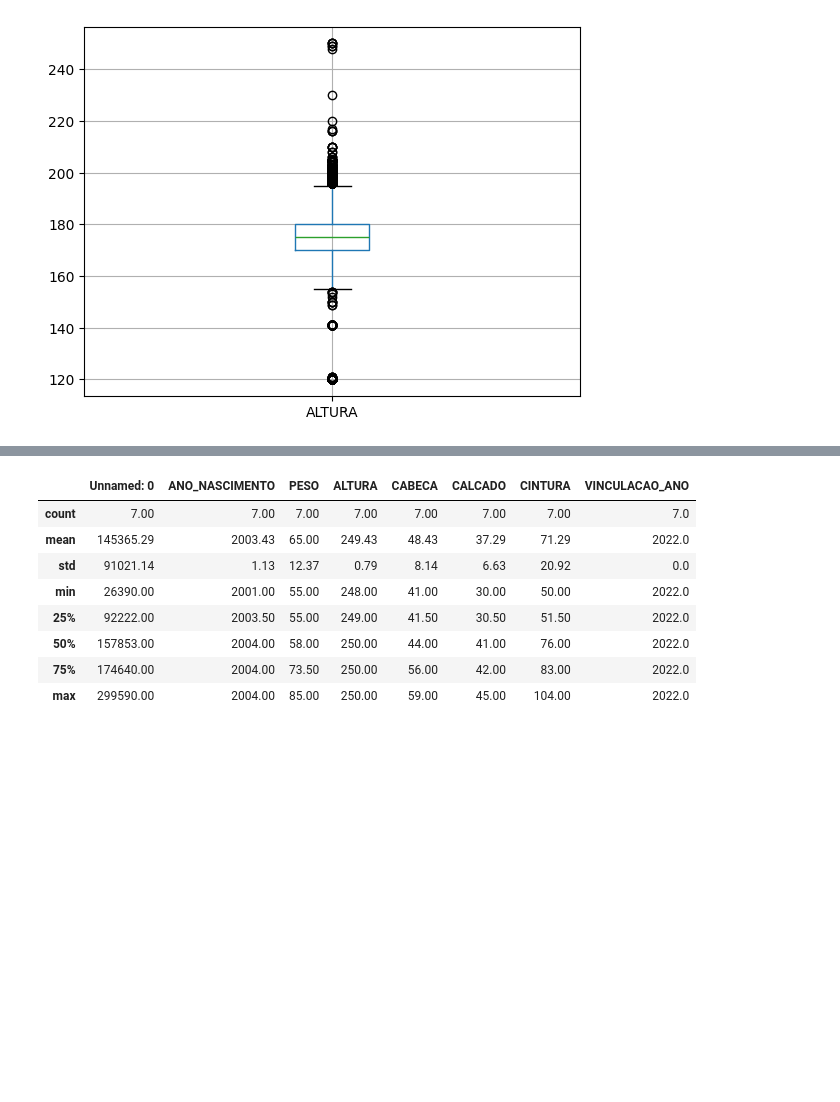
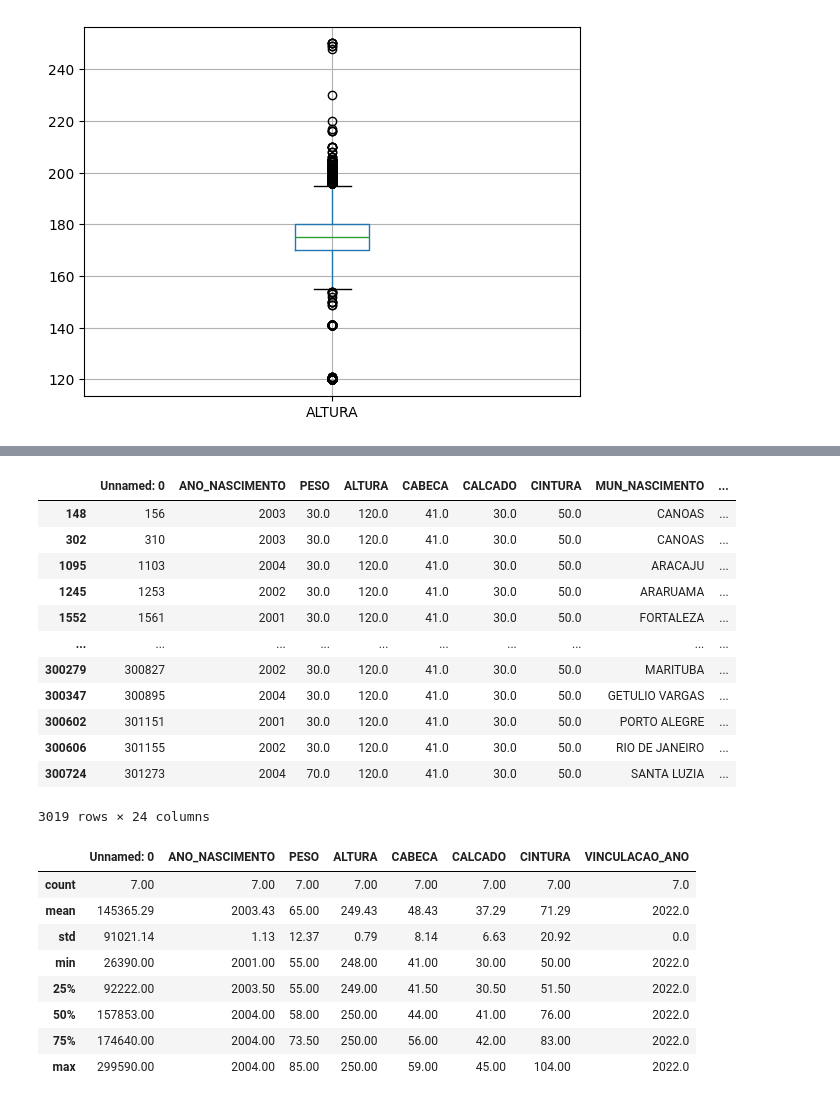
Before and after one commit to hudsonhcp/Alistamento-Militar-2022, a Jupyter notebook: Alistamento.ipynb, the cells around one changed output, grey strips where cells are left out. Saved outputs shown, nothing was run; the diff lists cells and outputs as text; code cells hidden in the pictures; blank space fills up the shorter version.

```diff
--- a/Alistamento.ipynb
+++ b/Alistamento.ipynb
@@ -69,3 +236,19 @@ df[['ALTURA']].boxplot()
+# %%
+df[(df['ALTURA'] <= 140)]
+# %% [output]
+|  | Unnamed: 0 | ANO_NASCIMENTO | PESO | ALTURA | CABECA | CALCADO | CINTURA | MUN_NASCIMENTO | ... |
+| 148 | 156 | 2003 | 30.0 | 120.0 | 41.0 | 30.0 | 50.0 | CANOAS | ... |
+| 302 | 310 | 2003 | 30.0 | 120.0 | 41.0 | 30.0 | 50.0 | CANOAS | ... |
+| 1095 | 1103 | 2004 | 30.0 | 120.0 | 41.0 | 30.0 | 50.0 | ARACAJU | ... |
+| 1245 | 1253 | 2002 | 30.0 | 120.0 | 41.0 | 30.0 | 50.0 | ARARUAMA | ... |
+| 1552 | 1561 | 2001 | 30.0 | 120.0 | 41.0 | 30.0 | 50.0 | FORTALEZA | ... |
+| ... | ... | ... | ... | ... | ... | ... | ... | ... | ... |
+| 300279 | 300827 | 2002 | 30.0 | 120.0 | 41.0 | 30.0 | 50.0 | MARITUBA | ... |
+| 300347 | 300895 | 2004 | 30.0 | 120.0 | 41.0 | 30.0 | 50.0 | GETULIO VARGAS | ... |
+| 300602 | 301151 | 2001 | 30.0 | 120.0 | 41.0 | 30.0 | 50.0 | PORTO ALEGRE | ... |
+| 300606 | 301155 | 2002 | 30.0 | 120.0 | 41.0 | 30.0 | 50.0 | RIO DE JANEIRO | ... |
+| 300724 | 301273 | 2004 | 70.0 | 120.0 | 41.0 | 30.0 | 50.0 | SANTA LUZIA | ... |
+3019 rows × 24 columns
 # %%
 # ALTURA x CALCADO
 
```
Also changed, not shown: parts of 43 cells of this notebook.
